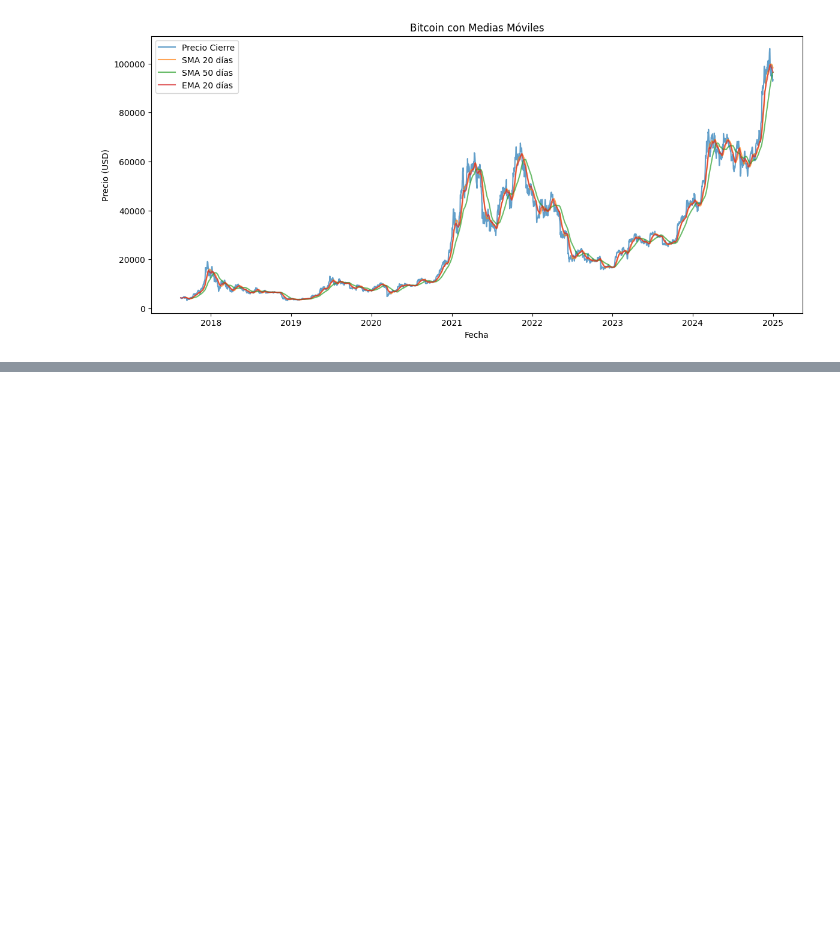
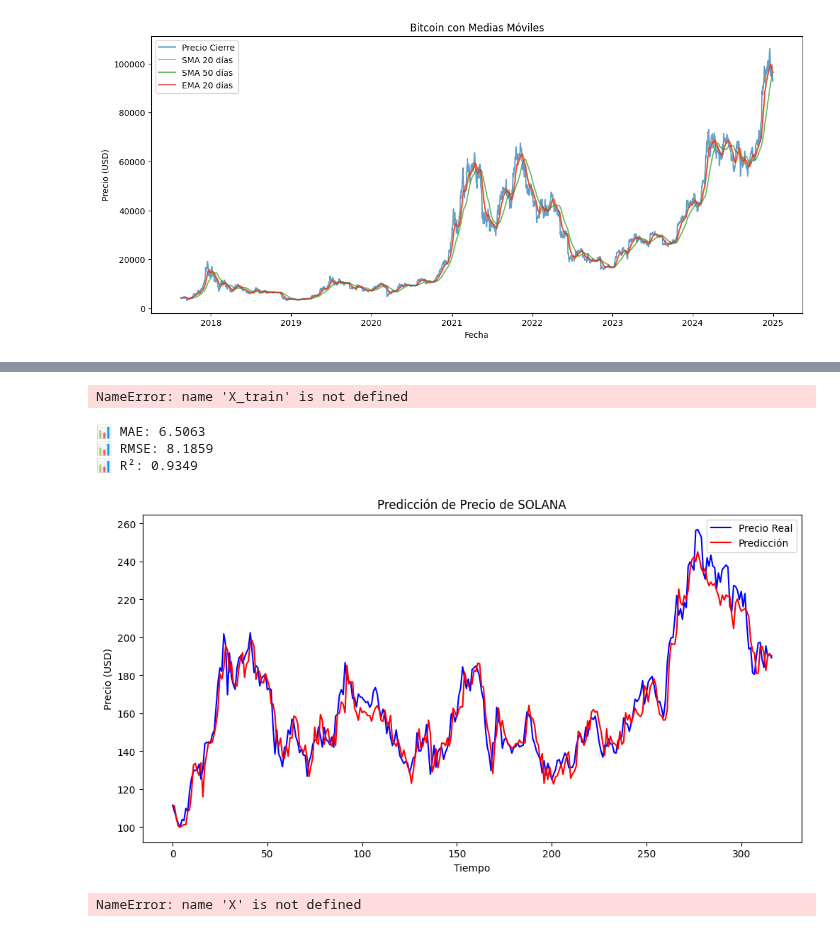
Before and after one commit to FerdinandMileto/proyecto-prediccion-del-precio-cripto, a Jupyter notebook: analisarcsv.ipynb, the cells around one changed output, grey strips where cells are left out. Drawn from its saved outputs; the diff is of its cells as text; code cells hidden in the pictures; blank space fills up the shorter version.

```diff
--- a/analisarcsv.ipynb
+++ b/analisarcsv.ipynb
@@ -189,0 +283,59 @@ print(df.head())
+# %%
+from sklearn.ensemble import RandomForestRegressor
+
+# Crear el modelo
+model = RandomForestRegressor(n_estimators=100, random_state=42)
+
+# Entrenar
+model.fit(X_train, y_train)
+
+# Predecir
+y_pred = model.predict(X_test)
+# %% [output]
+NameError: name 'X_train' is not defined
+# %%
+#Evaluar el modelo (Métricas de error)
+#Vamos a calcular MAE, RMSE y R² para ver qué tan bien predice:
+
+from sklearn.metrics import mean_absolute_error, mean_squared_error, r2_score
+import numpy as np
+
+mae = mean_absolute_error(y_test, y_pred)
+rmse = np.sqrt(mean_squared_error(y_test, y_pred))
+r2 = r2_score(y_test, y_pred)
+
+print(f"📊 MAE: {mae:.4f}")
+print(f"📊 RMSE: {rmse:.4f}")
+print(f"📊 R²: {r2:.4f}")
+# %% [output]
+📊 MAE: 6.5063
+📊 RMSE: 8.1859
+📊 R²: 0.9349
+# %%
+import matplotlib.pyplot as plt
+
+plt.figure(figsize=(12,6))
+plt.plot(y_test.values, label="Precio Real", color='blue')
+plt.plot(y_pred, label="Predicción", color='red')
+plt.title("Predicción de Precio de SOLANA")
+plt.xlabel("Tiempo")
+plt.ylabel("Precio (USD)")
+plt.legend()
+plt.show()
+# %% [output]
+[figure, added]
+# %%
+import pandas as pd
+import numpy as np
+
+# Vamos a usar las últimas filas para simular una predicción
+ultimos_datos = X.tail(7)  # Cambia 7 por el número de días que quieras predecir
+predicciones_futuras = model.predict(ultimos_datos)
+
+# Mostrar predicciones
+fechas_futuras = pd.date_range(start=full_df["Open Time"].iloc[-1], periods=8, freq='D')[1:]
+pred_df = pd.DataFrame({"Fecha": fechas_futuras, "Predicción Precio SOL": predicciones_futuras})
+
+print(pred_df)
+# %% [output]
+NameError: name 'X' is not defined
```
Also changed, not shown: parts of 18 cells of this notebook, 4 other files.
